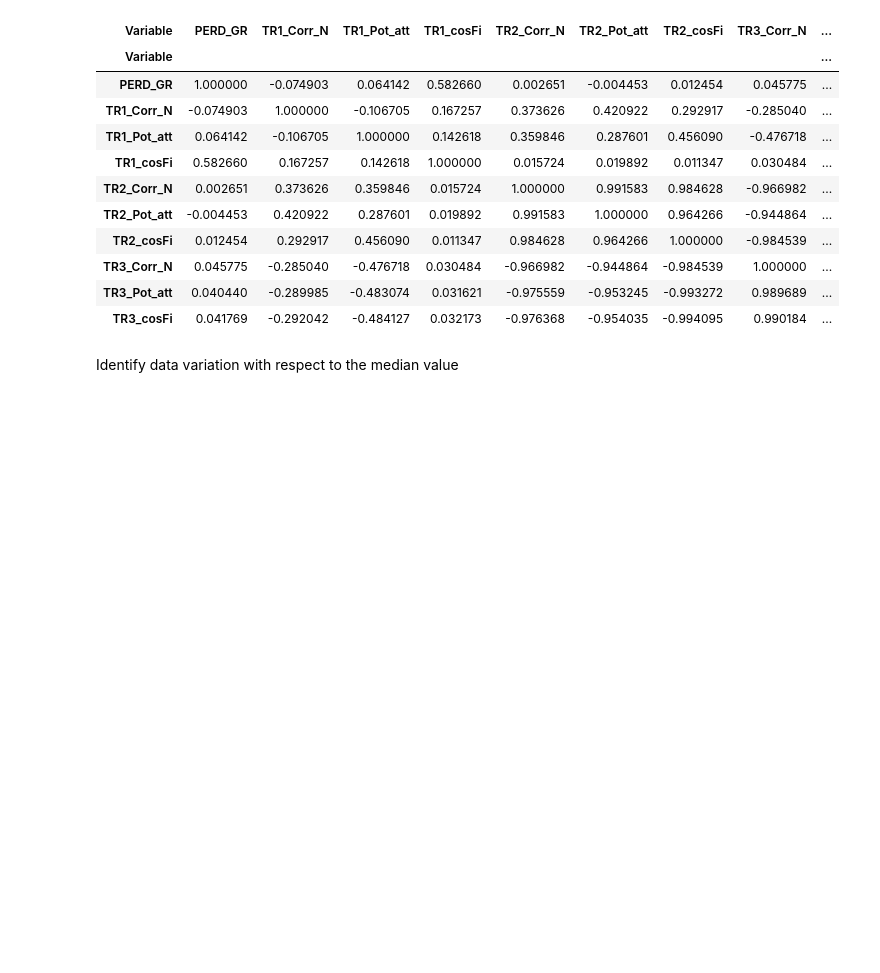
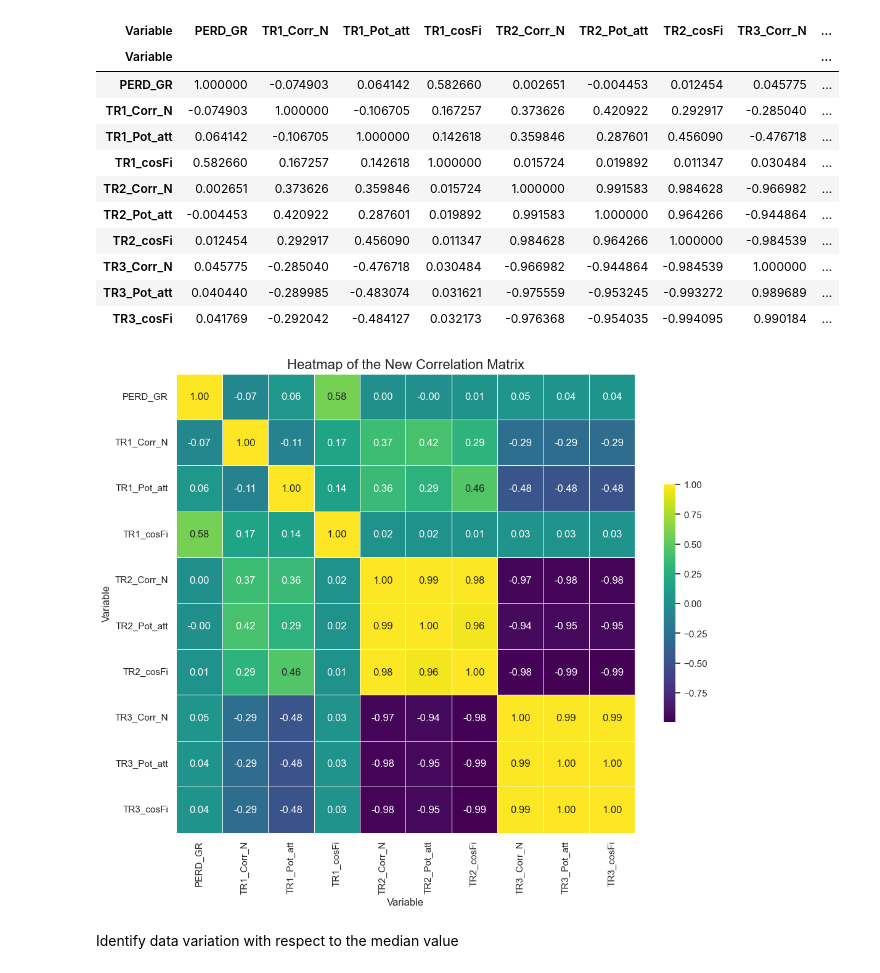
Before and after one commit to Matt17BR/ml4ds2324_cluster_analysis, a Jupyter notebook: scripts/exploratory_data_analysis.ipynb, the cells around one changed output. Drawn from its saved outputs; the diff is of its cells as text; code cells hidden in the pictures; blank space fills up the shorter version.

Commit message:
heatmaps

```diff
--- a/scripts/exploratory_data_analysis.ipynb
+++ b/scripts/exploratory_data_analysis.ipynb
@@ -349,6 +346,14 @@ corr_mat
 | TR3_Corr_N | 0.045775 | -0.285040 | -0.476718 | 0.030484 | -0.966982 | -0.944864 | -0.984539 | 1.000000 | ... |
 | TR3_Pot_att | 0.040440 | -0.289985 | -0.483074 | 0.031621 | -0.975559 | -0.953245 | -0.993272 | 0.989689 | ... |
 | TR3_cosFi | 0.041769 | -0.292042 | -0.484127 | 0.032173 | -0.976368 | -0.954035 | -0.994095 | 0.990184 | ... |
+# %%
+# Create a heatmap with blue tones for the loaded correlation matrix
+plt.figure(figsize=(12, 10))
+sns.heatmap(corr_mat, annot=True, fmt='.2f', cmap='viridis', square=True, linewidths=.5, cbar_kws={"shrink": .5})
+plt.title("Heatmap of the New Correlation Matrix", fontsize=16)
+plt.show()
+# %% [output]
+[figure, added]
 # %% [markdown]
 Identify data variation with respect to the median value
 # %%
```
Also changed, not shown: parts of 1 cell of this notebook.
